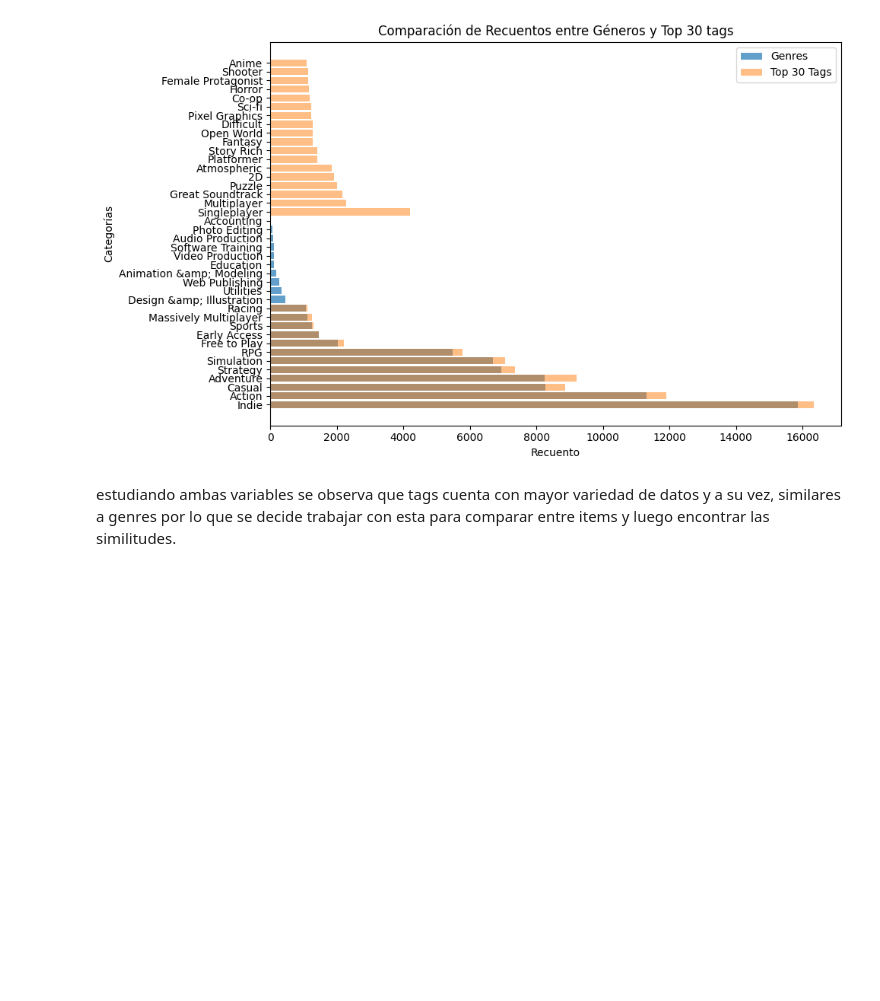
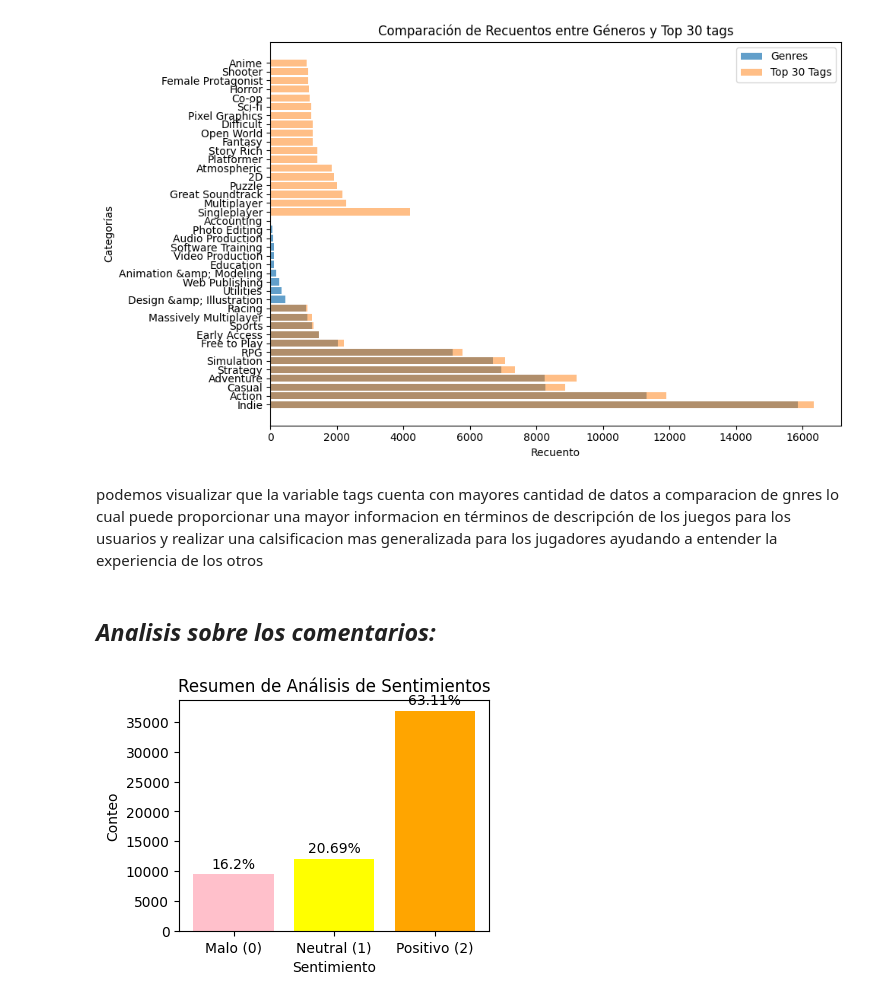
Before and after one commit to Cata09Castelblanco/PI1_MLOPS_HENRY, a Jupyter notebook: EDA.ipynb, the cells around one changed output. Cells and saved outputs as stored; diff of their text form; code cells hidden in the pictures; blank space fills up the shorter version.

```diff
--- a/EDA.ipynb
+++ b/EDA.ipynb
@@ -215,5 +215,45 @@ plt.tight_layout()
 plt.show()
 # %% [output]
 [figure]
-# %% [markdown]
-estudiando ambas variables se observa que tags cuenta con mayor variedad de datos y a su vez, similares a genres por lo que se decide trabajar con esta para comparar entre items y luego encontrar las similitudes.
+# %% [markdown]
+podemos visualizar que la variable tags cuenta con mayores cantidad de datos a comparacion de gnres lo cual puede proporcionar una mayor informacion en términos de descripción de los juegos para los usuarios y realizar una calsificacion mas generalizada para los jugadores ayudando a entender la experiencia de los otros
+# %% [markdown]
+## *Analisis sobre los comentarios:*
+# %%
+sentiment_summary = df_reviews['sentiment_analysis'].value_counts()
+percentage_summary = (df_reviews['sentiment_analysis'].value_counts(normalize=True) * 100).round(2)
+
+# Crear un nuevo DataFrame con el resumen
+resumen_sentimientos = pd.DataFrame({
+    'Conteo': sentiment_summary,
+    'Porcentaje': percentage_summary.astype(str) + '%'
+})
+
+# Ordenar el DataFrame por el conteo de mayor a menor
+resumen_sentimientos = resumen_sentimientos.sort_index()
+
+# Visualizar el resumen
+fig, ax = plt.subplots(figsize=(4, 3))
+
+# Crear barras para el conteo
+ax.bar(resumen_sentimientos.index, resumen_sentimientos['Conteo'], color=['pink', 'yellow', 'orange'])
+
+# Mostrar porcentajes encima de las barras
+for i, v in enumerate(resumen_sentimientos['Porcentaje']):
+    ax.text(i, resumen_sentimientos['Conteo'][i] + 500, f"{v}", ha='center', va='bottom')
+
+# Configurar el gráfico
+ax.set_title('Resumen de Análisis de Sentimientos')
+ax.set_xlabel('Sentimiento')
+ax.set_ylabel('Conteo')
+ax.set_xticks(resumen_sentimientos.index)
+ax.set_xticklabels(['Malo (0)', 'Neutral (1)', 'Positivo (2)'])
+
+# Mostrar el conteo de reviews en blanco
+conteo_reviews_en_blanco = (df_reviews['sentiment_analysis'].isnull()).sum()
+porcentaje_reviews_en_blanco = (conteo_reviews_en_blanco / len(df_reviews) * 100).round(2)
+
+
+plt.show()
+# %% [output]
+[figure, added]
```
Also changed, not shown: parts of 4 cells of this notebook, 9 other files.
